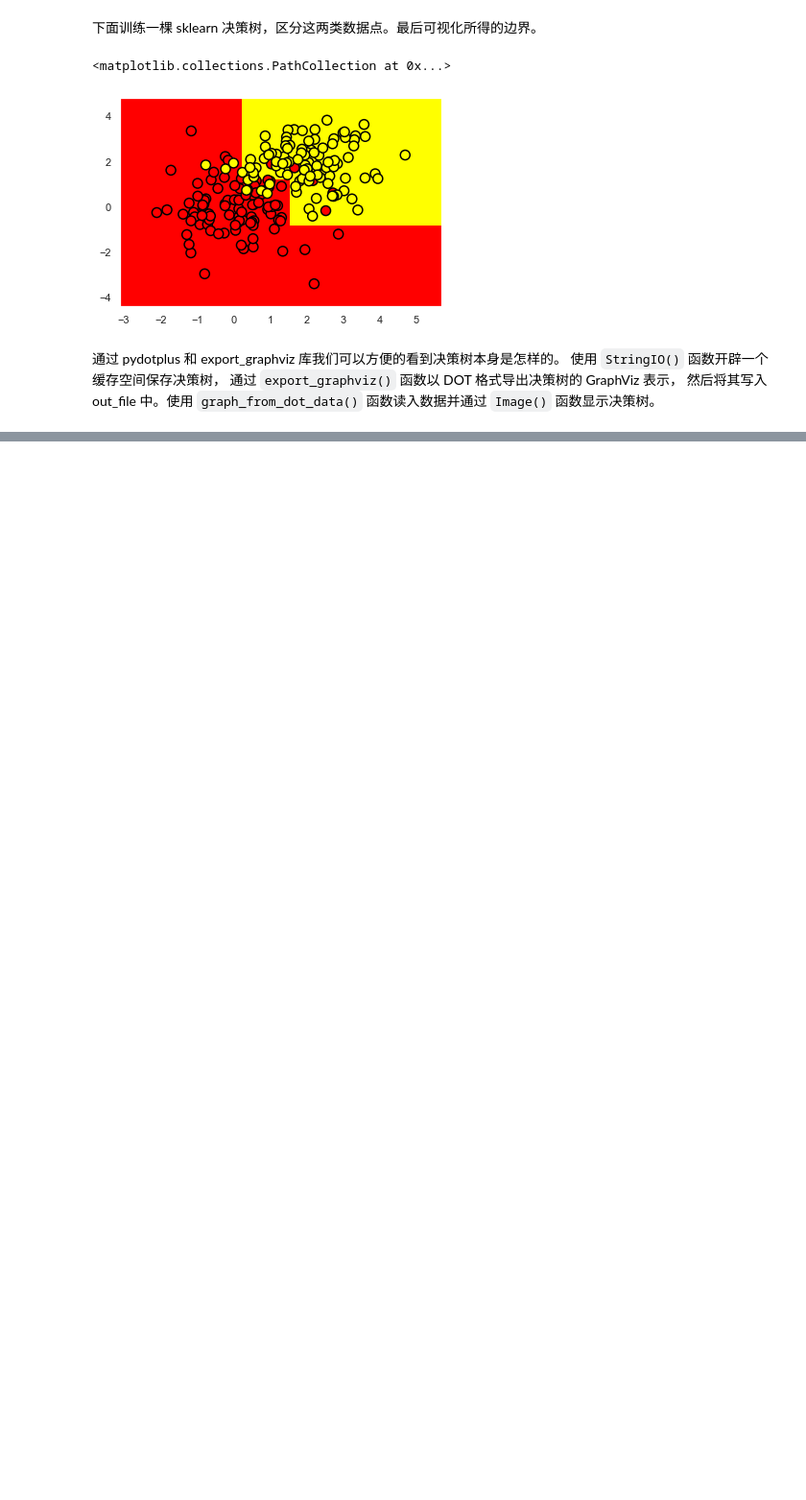
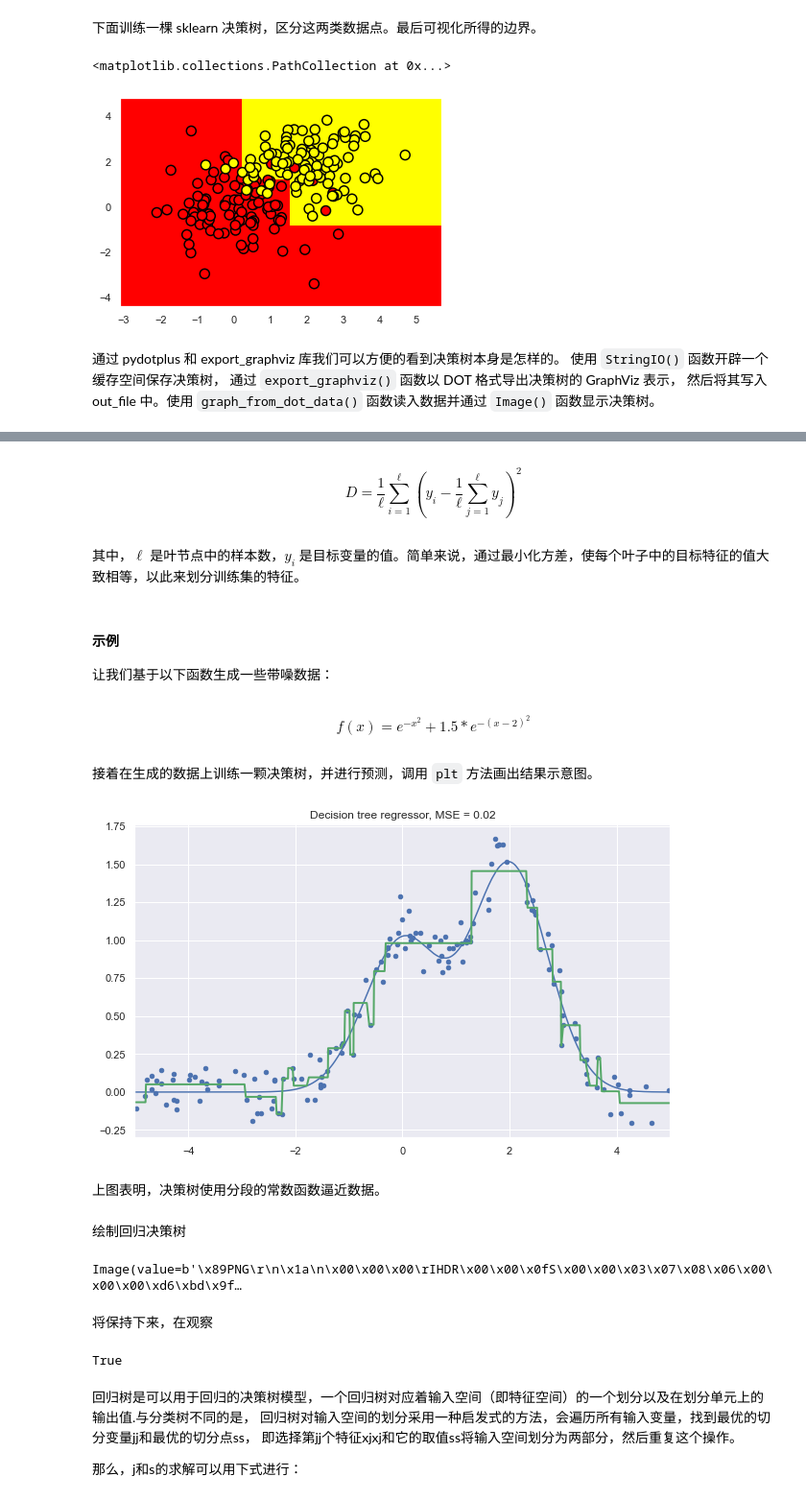
Before and after one commit to Hoshea2686/Tutorial20210629, a Jupyter notebook: CourseMachineLearning/study5.ipynb, the cells around one changed output, grey strips where cells are left out. Shown at 96% size. Drawn from its saved outputs; the diff is of its cells as text; code cells hidden in the pictures; blank space fills up the shorter version.

```diff
--- a/CourseMachineLearning/study5.ipynb
+++ b/CourseMachineLearning/study5.ipynb
@@ -228,0 +424,77 @@ plt.scatter(train_data[:, 0], train_data[:, 1], c=train_labels, s=100,
+# %% [markdown]
+$$ D = \frac{1}{\ell} \sum\limits_{i =1}^{\ell} (y_i - \frac{1}{\ell}\sum\limits_{j=1}^{\ell} y_j)^2 $$
+# %% [markdown]
+其中，$\ell$ 是叶节点中的样本数，$y_i$ 是目标变量的值。简单来说，通过最小化方差，使每个叶子中的目标特征的值大致相等，以此来划分训练集的特征。
+# %% [markdown]
+#### 示例
+
+让我们基于以下函数生成一些带噪数据：
+# %% [markdown]
+$$f(x) = e^{-x ^ 2} + 1.5 * e^{-(x - 2) ^ 2}$$
+# %% [markdown]
+接着在生成的数据上训练一颗决策树，并进行预测，调用 `plt` 方法画出结果示意图。
+# %%
+from sklearn.tree import DecisionTreeRegressor
+n_train = 150
+n_test = 1000
+noise = 0.1
+
+
+def f(x):
+    x = x.ravel()
+    return np.exp(-x ** 2) + 1.5 * np.exp(-(x - 2) ** 2)
+
+
+def generate(n_samples, noise):
+    X = np.random.rand(n_samples) * 10 - 5
+    X = np.sort(X).ravel()
+    y = np.exp(-X ** 2) + 1.5 * np.exp(-(X - 2) ** 2) + \
+        np.random.normal(0.0, noise, n_samples)
+    X = X.reshape((n_samples, 1))
+    return X, y
+
+
+X_train, y_train = generate(n_samples=n_train, noise=noise)
+X_test, y_test = generate(n_samples=n_test, noise=noise)
+
+
+reg_tree = DecisionTreeRegressor(max_depth=5, random_state=17)
+
+reg_tree.fit(X_train, y_train)
+reg_tree_pred = reg_tree.predict(X_test)
+
+plt.figure(figsize=(10, 6))
+plt.plot(X_test, f(X_test), "b")
+plt.scatter(X_train, y_train, c="b", s=20)
+plt.plot(X_test, reg_tree_pred, "g", lw=2)
+plt.xlim([-5, 5])
+plt.title("Decision tree regressor, MSE = %.2f" %
+          (np.sum((y_test - reg_tree_pred) ** 2) / n_test))
+plt.show()
+# %% [output]
+[figure, added]
+# %% [markdown]
+上图表明，决策树使用分段的常数函数逼近数据。
+# %% [markdown]
+绘制回归决策树
+# %%
+dot_data = StringIO()
+export_graphviz(reg_tree, feature_names=['X'],
+                out_file=dot_data, filled=True)
+
+graph = pydotplus.graph_from_dot_data(dot_data.getvalue())
+Image(value=graph.create_png())
+# %% [output]
+Image(value=b'\x89PNG\r\n\x1a\n\x00\x00\x00\rIHDR\x00\x00\x0fS\x00\x00\x03\x07\x08\x06\x00\x00\x00\xd6\xbd\x9f…
+# %% [markdown]
+将保持下来，在观察
+# %%
+graph.write_png("reg_tree.png")
+# %% [output]
+True
+# %% [markdown]
+回归树是可以用于回归的决策树模型，一个回归树对应着输入空间（即特征空间）的一个划分以及在划分单元上的输出值.与分类树不同的是，
+回归树对输入空间的划分采用一种启发式的方法，会遍历所有输入变量，找到最优的切分变量jj和最优的切分点ss，
+即选择第jj个特征xjxj和它的取值ss将输入空间划分为两部分，然后重复这个操作。
+
+那么，j和s的求解可以用下式进行：
```
Also changed, not shown: parts of 159 cells of this notebook, 15 other files.
